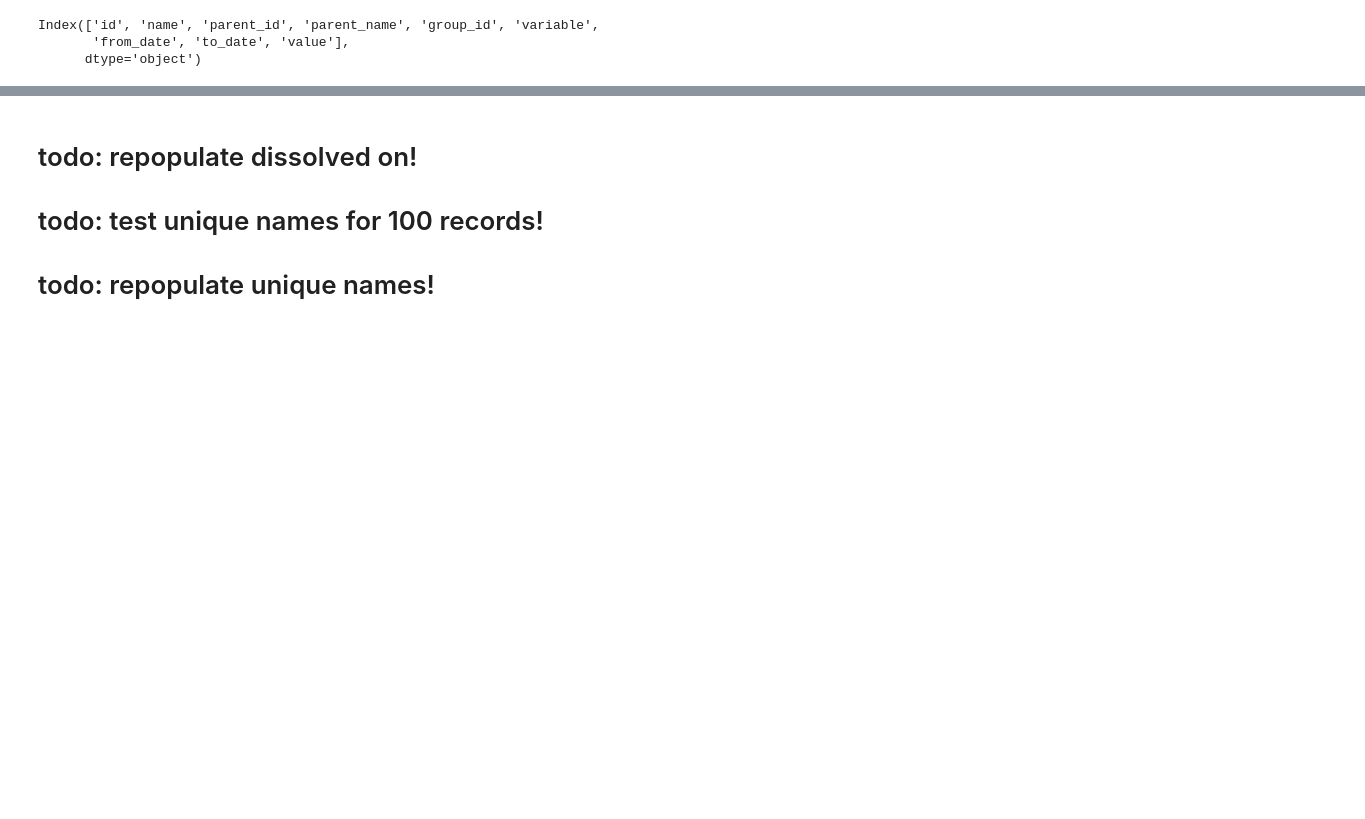
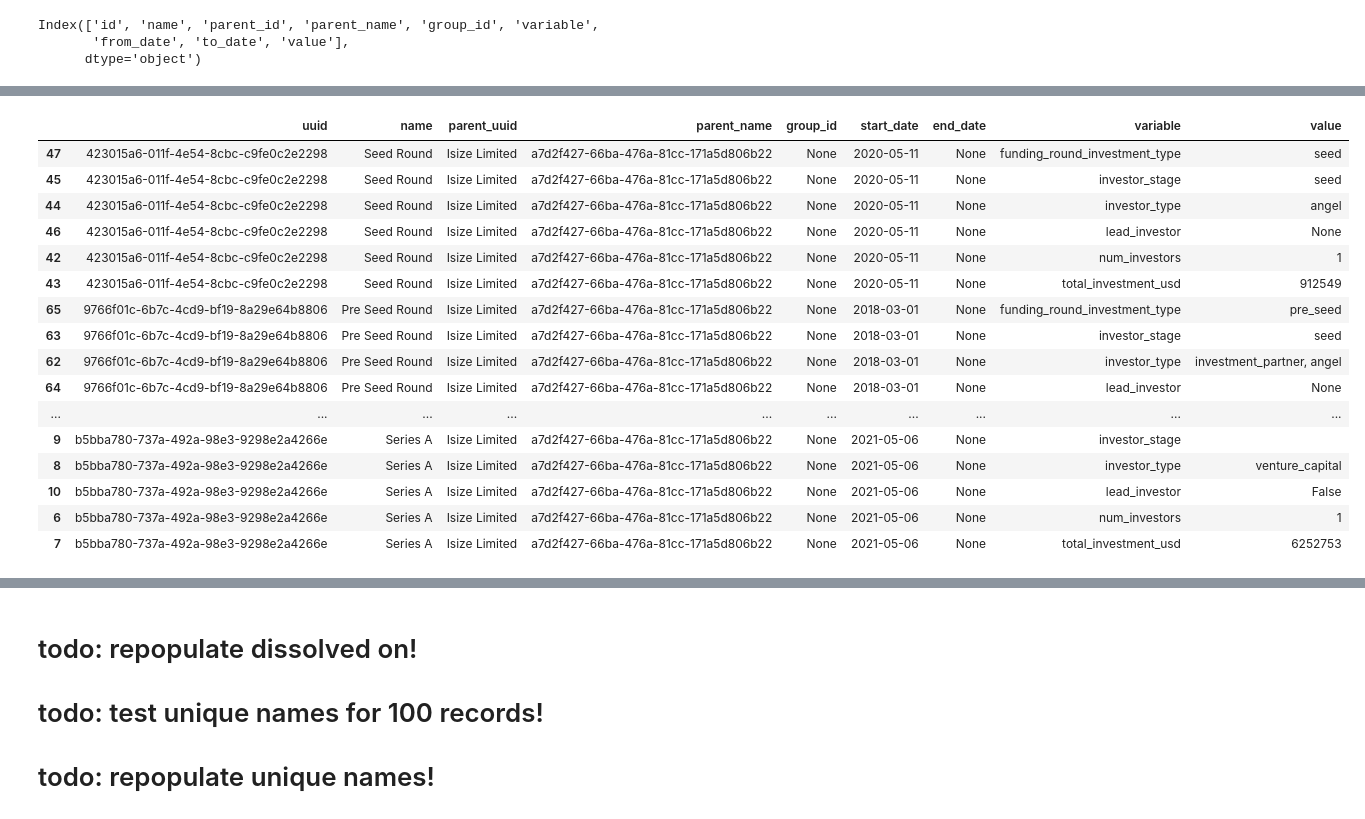
Before and after one commit to djordje-djokovic/companybot, a Jupyter notebook: jupyter/data_view.ipynb, the cells around one changed output, grey strips where cells are left out. Cells and saved outputs as stored; diff of their text form; code cells hidden in the pictures; blank space fills up the shorter version.

```diff
--- a/jupyter/data_view.ipynb
+++ b/jupyter/data_view.ipynb
@@ -481,0 +483,20 @@ df_aggregated
+# %%
+flatten_crunchbase_investments(crunchbase_sample, company_uuid, company_name)
+# %% [output]
+|  | uuid | name | parent_uuid | parent_name | group_id | start_date | end_date | variable | value |
+| 47 | 423015a6-011f-4e54-8cbc-c9fe0c2e2298 | Seed Round | Isize Limited | a7d2f427-66ba-476a-81cc-171a5d806b22 | None | 2020-05-11 | None | funding_round_investment_type | seed |
+| 45 | 423015a6-011f-4e54-8cbc-c9fe0c2e2298 | Seed Round | Isize Limited | a7d2f427-66ba-476a-81cc-171a5d806b22 | None | 2020-05-11 | None | investor_stage | seed |
+| 44 | 423015a6-011f-4e54-8cbc-c9fe0c2e2298 | Seed Round | Isize Limited | a7d2f427-66ba-476a-81cc-171a5d806b22 | None | 2020-05-11 | None | investor_type | angel |
+| 46 | 423015a6-011f-4e54-8cbc-c9fe0c2e2298 | Seed Round | Isize Limited | a7d2f427-66ba-476a-81cc-171a5d806b22 | None | 2020-05-11 | None | lead_investor | None |
+| 42 | 423015a6-011f-4e54-8cbc-c9fe0c2e2298 | Seed Round | Isize Limited | a7d2f427-66ba-476a-81cc-171a5d806b22 | None | 2020-05-11 | None | num_investors | 1 |
+| 43 | 423015a6-011f-4e54-8cbc-c9fe0c2e2298 | Seed Round | Isize Limited | a7d2f427-66ba-476a-81cc-171a5d806b22 | None | 2020-05-11 | None | total_investment_usd | 912549 |
+| 65 | 9766f01c-6b7c-4cd9-bf19-8a29e64b8806 | Pre Seed Round | Isize Limited | a7d2f427-66ba-476a-81cc-171a5d806b22 | None | 2018-03-01 | None | funding_round_investment_type | pre_seed |
+| 63 | 9766f01c-6b7c-4cd9-bf19-8a29e64b8806 | Pre Seed Round | Isize Limited | a7d2f427-66ba-476a-81cc-171a5d806b22 | None | 2018-03-01 | None | investor_stage | seed |
+| 62 | 9766f01c-6b7c-4cd9-bf19-8a29e64b8806 | Pre Seed Round | Isize Limited | a7d2f427-66ba-476a-81cc-171a5d806b22 | None | 2018-03-01 | None | investor_type | investment_partner, angel |
+| 64 | 9766f01c-6b7c-4cd9-bf19-8a29e64b8806 | Pre Seed Round | Isize Limited | a7d2f427-66ba-476a-81cc-171a5d806b22 | None | 2018-03-01 | None | lead_investor | None |
+| ... | ... | ... | ... | ... | ... | ... | ... | ... | ... |
+| 9 | b5bba780-737a-492a-98e3-9298e2a4266e | Series A | Isize Limited | a7d2f427-66ba-476a-81cc-171a5d806b22 | None | 2021-05-06 | None | investor_stage |  |
+| 8 | b5bba780-737a-492a-98e3-9298e2a4266e | Series A | Isize Limited | a7d2f427-66ba-476a-81cc-171a5d806b22 | None | 2021-05-06 | None | investor_type | venture_capital |
+| 10 | b5bba780-737a-492a-98e3-9298e2a4266e | Series A | Isize Limited | a7d2f427-66ba-476a-81cc-171a5d806b22 | None | 2021-05-06 | None | lead_investor | False |
+| 6 | b5bba780-737a-492a-98e3-9298e2a4266e | Series A | Isize Limited | a7d2f427-66ba-476a-81cc-171a5d806b22 | None | 2021-05-06 | None | num_investors | 1 |
+| 7 | b5bba780-737a-492a-98e3-9298e2a4266e | Series A | Isize Limited | a7d2f427-66ba-476a-81cc-171a5d806b22 | None | 2021-05-06 | None | total_investment_usd | 6252753 |
```
Also changed, not shown: parts of 10 cells of this notebook.
